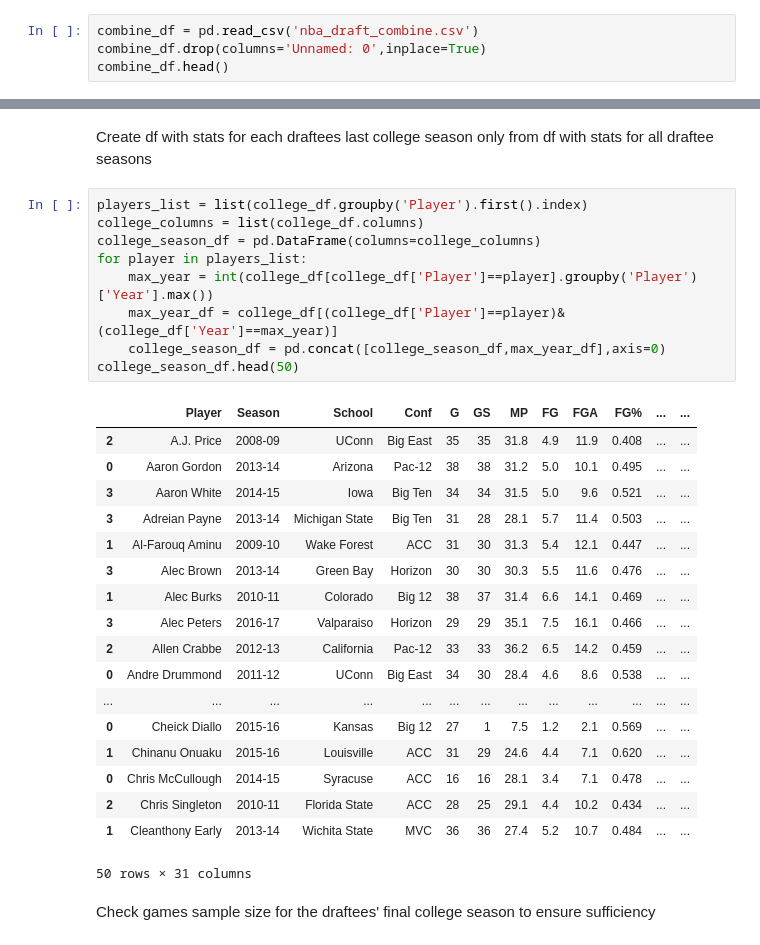
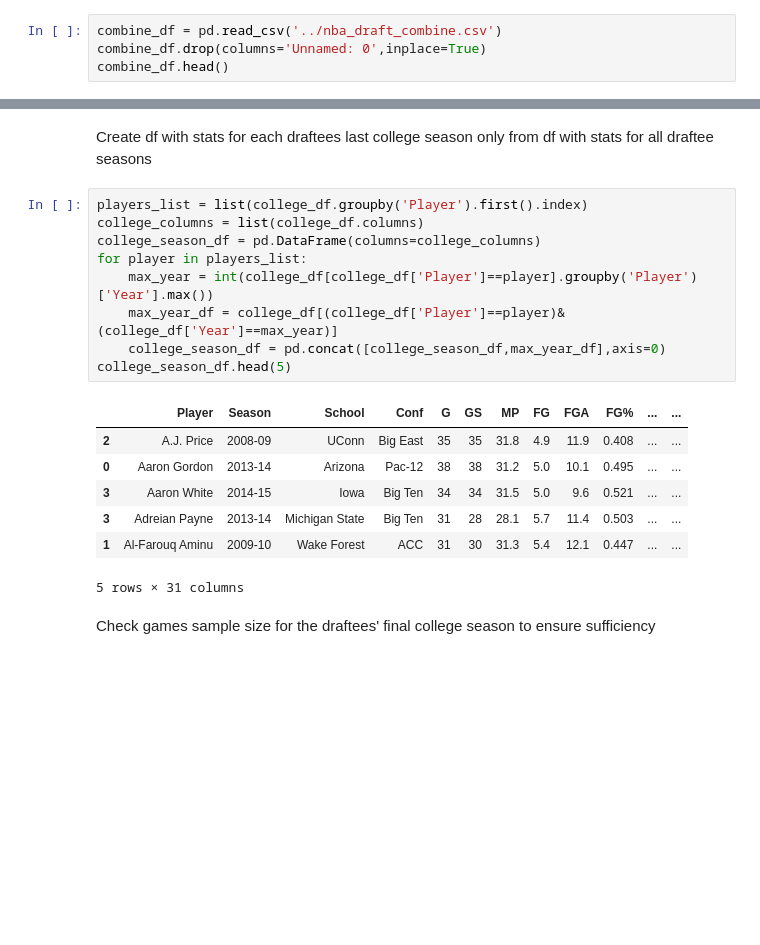
Before and after one commit to blantj/NBA_Draft, a Jupyter notebook: nba_draft_modeling_final.ipynb, the cells around one changed output, grey strips where cells are left out. Saved outputs shown, nothing was run; the diff lists cells and outputs as text; blank space fills up the shorter version.

```diff
--- a/nba_draft_modeling_final.ipynb
+++ b/nba_draft_modeling_final.ipynb
@@ -14,7 +14,7 @@ import matplotlib
 # %% [markdown]
 Read csv with draft combine data to df and drop empty column
 # %%
-combine_df = pd.read_csv('nba_draft_combine.csv')
+combine_df = pd.read_csv('../nba_draft_combine.csv')
 combine_df.drop(columns='Unnamed: 0',inplace=True)
 combine_df.head()
 # %% [output]
@@ -275,31 +251,20 @@ Create df with stats for each draftees last college season only from df with sta
 # %%
 players_list = list(college_df.groupby('Player').first().index)
 college_columns = list(college_df.columns)
 college_season_df = pd.DataFrame(columns=college_columns)
 for player in players_list:
     max_year = int(college_df[college_df['Player']==player].groupby('Player')['Year'].max())
     max_year_df = college_df[(college_df['Player']==player)&(college_df['Year']==max_year)]
     college_season_df = pd.concat([college_season_df,max_year_df],axis=0)
-college_season_df.head(50)
+college_season_df.head(5)
 # %% [output]
 |  | Player | Season | School | Conf | G | GS | MP | FG | FGA | FG% | ... | ... |
 | 2 | A.J. Price | 2008-09 | UConn | Big East | 35 | 35 | 31.8 | 4.9 | 11.9 | 0.408 | ... | ... |
 | 0 | Aaron Gordon | 2013-14 | Arizona | Pac-12 | 38 | 38 | 31.2 | 5.0 | 10.1 | 0.495 | ... | ... |
 | 3 | Aaron White | 2014-15 | Iowa | Big Ten | 34 | 34 | 31.5 | 5.0 | 9.6 | 0.521 | ... | ... |
 | 3 | Adreian Payne | 2013-14 | Michigan State | Big Ten | 31 | 28 | 28.1 | 5.7 | 11.4 | 0.503 | ... | ... |
 | 1 | Al-Farouq Aminu | 2009-10 | Wake Forest | ACC | 31 | 30 | 31.3 | 5.4 | 12.1 | 0.447 | ... | ... |
-| 3 | Alec Brown | 2013-14 | Green Bay | Horizon | 30 | 30 | 30.3 | 5.5 | 11.6 | 0.476 | ... | ... |
-| 1 | Alec Burks | 2010-11 | Colorado | Big 12 | 38 | 37 | 31.4 | 6.6 | 14.1 | 0.469 | ... | ... |
-| 3 | Alec Peters | 2016-17 | Valparaiso | Horizon | 29 | 29 | 35.1 | 7.5 | 16.1 | 0.466 | ... | ... |
-| 2 | Allen Crabbe | 2012-13 | California | Pac-12 | 33 | 33 | 36.2 | 6.5 | 14.2 | 0.459 | ... | ... |
-| 0 | Andre Drummond | 2011-12 | UConn | Big East | 34 | 30 | 28.4 | 4.6 | 8.6 | 0.538 | ... | ... |
-| ... | ... | ... | ... | ... | ... | ... | ... | ... | ... | ... | ... | ... |
-| 0 | Cheick Diallo | 2015-16 | Kansas | Big 12 | 27 | 1 | 7.5 | 1.2 | 2.1 | 0.569 | ... | ... |
-| 1 | Chinanu Onuaku | 2015-16 | Louisville | ACC | 31 | 29 | 24.6 | 4.4 | 7.1 | 0.620 | ... | ... |
-| 0 | Chris McCullough | 2014-15 | Syracuse | ACC | 16 | 16 | 28.1 | 3.4 | 7.1 | 0.478 | ... | ... |
-| 2 | Chris Singleton | 2010-11 | Florida State | ACC | 28 | 25 | 29.1 | 4.4 | 10.2 | 0.434 | ... | ... |
-| 1 | Cleanthony Early | 2013-14 | Wichita State | MVC | 36 | 36 | 27.4 | 5.2 | 10.7 | 0.484 | ... | ... |
-50 rows × 31 columns
+5 rows × 31 columns
 # %% [markdown]
 Check games sample size for the draftees' final college season to ensure sufficiency
 # %%
```
Also changed, not shown: parts of 11 cells of this notebook, 1 other file.
